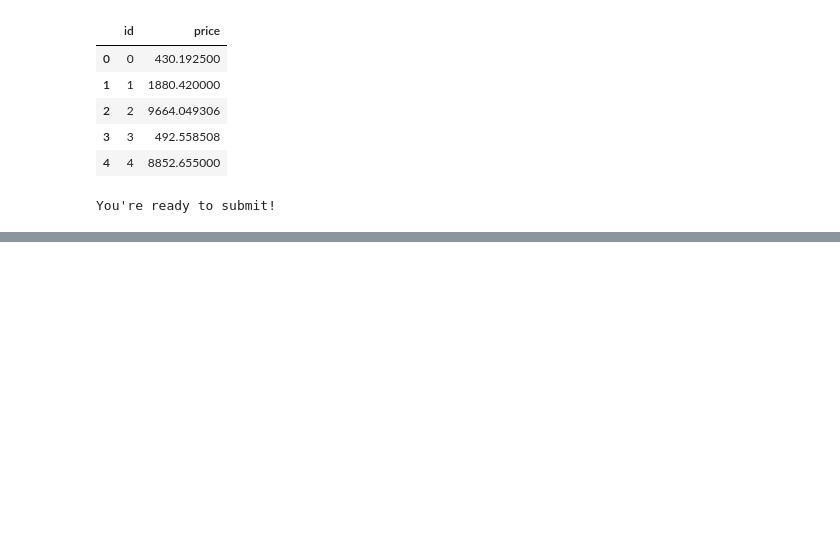
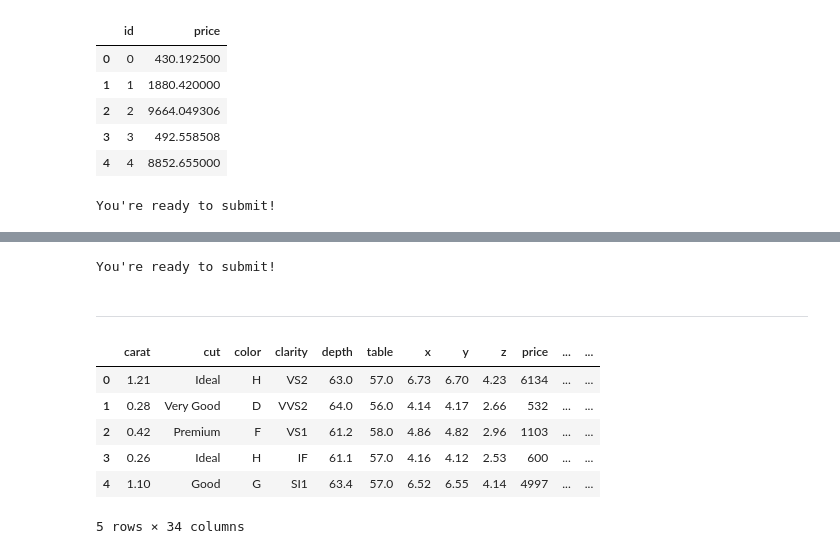
Before and after one commit to leo90rc/Leonardo.DataScience, a Jupyter notebook: week10_ML_competition_pca_kmeans/day4_competi_diamond/kaggle_diamonds.ipynb, the cells around one changed output, grey strips where cells are left out. Drawn from its saved outputs; the diff is of its cells as text; code cells hidden in the pictures; blank space fills up the shorter version.

```diff
--- a/week10_ML_competition_pca_kmeans/day4_competi_diamond/kaggle_diamonds.ipynb
+++ b/week10_ML_competition_pca_kmeans/day4_competi_diamond/kaggle_diamonds.ipynb
@@ -595,0 +784,6 @@ You're ready to submit!
+# %%
+chequeator(submission5, 'submission11')
+# %% [output]
+You're ready to submit!
+# %% [markdown]
+---
@@ -595,0 +824,47 @@ You're ready to submit!
+# %%
+df_2 = pd.read_csv("data_diamonds/diamonds_train.csv", index_col=0)
+
+#==============================================================================================================================================================================
+
+cut_conditions_2 = [(df_2.cut == 'Fair'), (df_2.cut == 'Good'), (df_2.cut == 'Very Good'), (df_2.cut == 'Premium'), (df_2.cut == 'Ideal')]
+cut_eleccion_2 = [1, 1.1, 1.3, 1.6, 2]
+df_2['cut_ponderado'] = np.select(cut_conditions_2, cut_eleccion_2)
+
+#==============================================================================================================================================================================
+
+color_conditions_2 = [(df_2.color == 'D'), (df_2.color == 'E'), (df_2.color == 'F'), (df_2.color == 'G'), (df_2.color == 'H'), (df_2.color == 'I'), (df_2.color == 'J')]
+color_eleccion_2 = [3.1, 2.5, 2, 1.6, 1.3, 1.1, 1]
+df_2['color_ponderado'] = np.select(color_conditions_2, color_eleccion_2)
+
+#==============================================================================================================================================================================
+
+clarity_conditions_2 = [(df_2.clarity == 'I1'), (df_2.clarity == 'SI2'), (df_2.clarity == 'SI1'), (df_2.clarity == 'VS2'), (df_2.clarity == 'VS1'), (df_2.clarity == 'VVS2'), (df_2.clarity == 'VVS1'), (df_2.clarity == 'IF')]
+clarity_eleccion_2 = [1, 1.1, 1.3, 1.6, 2, 2.5, 3.1, 3.8]
+df_2['clarity_ponderado'] = np.select(clarity_conditions_2, clarity_eleccion_2)
+
+#==============================================================================================================================================================================
+
+depth_conditions_2 =   [((df_2.depth > 59.5) & (df_2.depth < 62.9)),
+                    ((df_2.depth > 56.2) & (df_2.depth < 59.5)) | ((df_2.depth > 62.9) & (df_2.depth < 65)),
+                    ((df_2.depth > 53.2) & (df_2.depth < 56.2)) | ((df_2.depth > 65) & (df_2.depth < 68))]
+depth_eleccion_2 = [1.6, 1.3, 1.1]
+df_2['depth_ponderado'] = np.select(depth_conditions_2, depth_eleccion_2, default= 1)
+
+#==============================================================================================================================================================================
+
+dummies_cut_2 = pd.get_dummies(df_2["cut"], prefix='dummie')
+dummies_color_2 = pd.get_dummies(df_2["color"], prefix='dummie')
+dummies_clarity_2 = pd.get_dummies(df_2["clarity"], prefix='dummie')
+
+#==============================================================================================================================================================================
+
+df_2 = pd.concat([df_2, dummies_cut_2, dummies_color_2, dummies_clarity_2], axis = 1)
+df_2.head()
+# %% [output]
+|  | carat | cut | color | clarity | depth | table | x | y | z | price | ... | ... |
+| 0 | 1.21 | Ideal | H | VS2 | 63.0 | 57.0 | 6.73 | 6.70 | 4.23 | 6134 | ... | ... |
+| 1 | 0.28 | Very Good | D | VVS2 | 64.0 | 56.0 | 4.14 | 4.17 | 2.66 | 532 | ... | ... |
+| 2 | 0.42 | Premium | F | VS1 | 61.2 | 58.0 | 4.86 | 4.82 | 2.96 | 1103 | ... | ... |
+| 3 | 0.26 | Ideal | H | IF | 61.1 | 57.0 | 4.16 | 4.12 | 2.53 | 600 | ... | ... |
+| 4 | 1.10 | Good | G | SI1 | 63.4 | 57.0 | 6.52 | 6.55 | 4.14 | 4997 | ... | ... |
+5 rows × 34 columns
```
Also changed, not shown: parts of 50 cells of this notebook, 13 other files.
